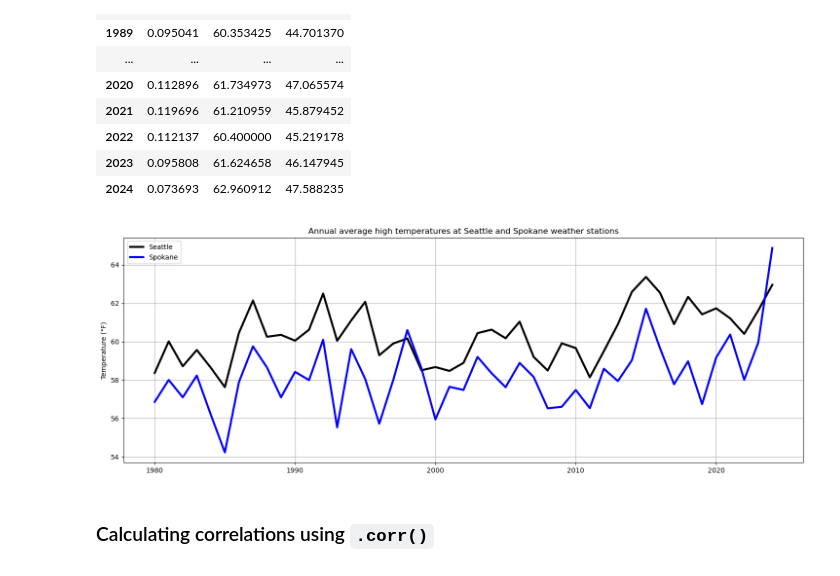
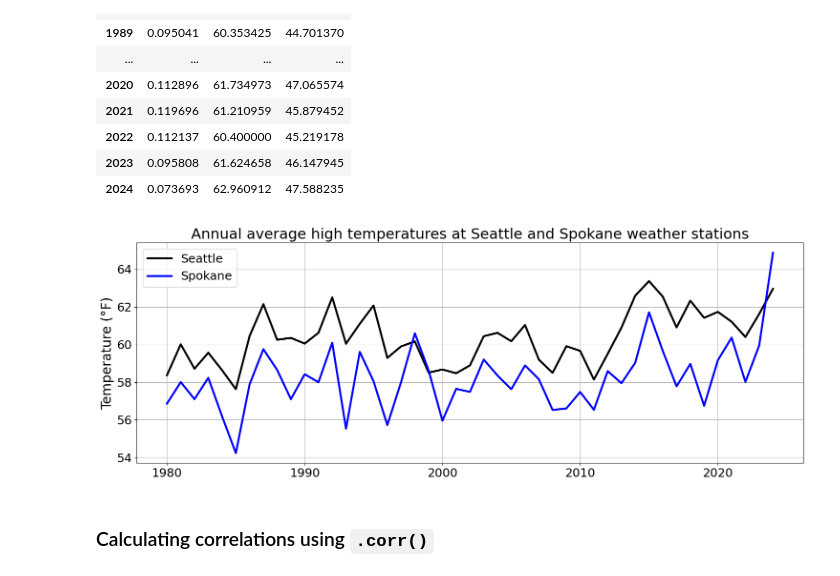
Before and after one commit to OCEAN-215-2024/lesson15_video_notebooks, a Jupyter notebook: lesson_15_notebook_part2.ipynb, the cells around one changed output. Saved outputs shown, nothing was run; the diff lists cells and outputs as text; code cells hidden in the pictures.

```diff
--- a/lesson_15_notebook_part2.ipynb
+++ b/lesson_15_notebook_part2.ipynb
@@ -169,15 +178,23 @@ display(seattle_ann)
 | 2024 | 0.073693 | 62.960912 | 47.588235 |
 # %%
 # Plot of the annual average high temperature data
-plt.figure(figsize=(18,6))
-plt.plot(seattle_ann['TMAX'].index.values,seattle_ann['TMAX'].values, c='k', lw=3, label='Seattle')
-plt.plot(spokane_ann['TMAX'].index.values,spokane_ann['TMAX'].values, c='b', lw=3, label='Spokane')
+plt.figure(figsize=(18, 6))
+plt.plot(seattle_ann['TMAX'].index.values,seattle_ann['TMAX'].values,
+         c='k',
+         lw=3,
+         label='Seattle')
+plt.plot(spokane_ann['TMAX'].index.values,spokane_ann['TMAX'].values,
+         c='b',
+         lw=3,
+         label='Spokane')
 plt.grid()
-plt.legend()
-plt.ylabel('Temperature (°F)')
-plt.title('Annual average high temperatures at Seattle and Spokane weather stations');
+plt.legend(fontsize=18)
+plt.ylabel('Temperature (°F)', fontsize=20)
+plt.gca().tick_params(axis='both', labelsize=18) # increase font size of tick numbers
+plt.title('Annual average high temperatures at Seattle and Spokane weather stations',
+         fontsize=22);
 # %% [output]
-[figure, old version]
+[figure, new version]
 # %% [markdown]
 ### Calculating correlations using `.corr()`
 # %% [markdown]
```
Also changed, not shown: parts of 7 cells of this notebook, 1 other file.
